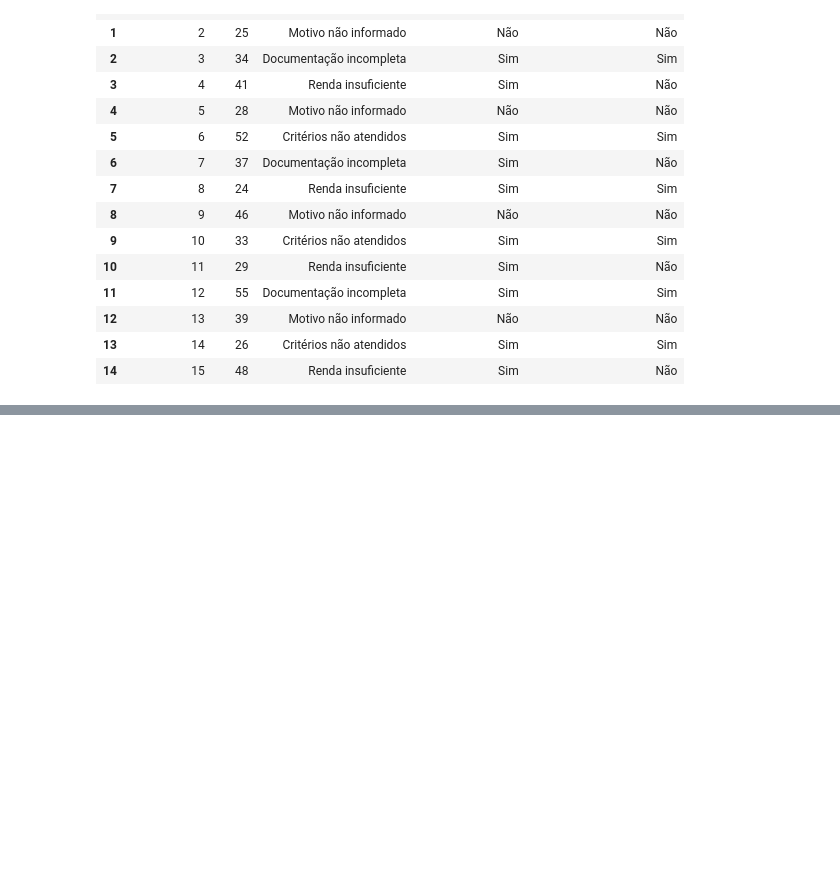
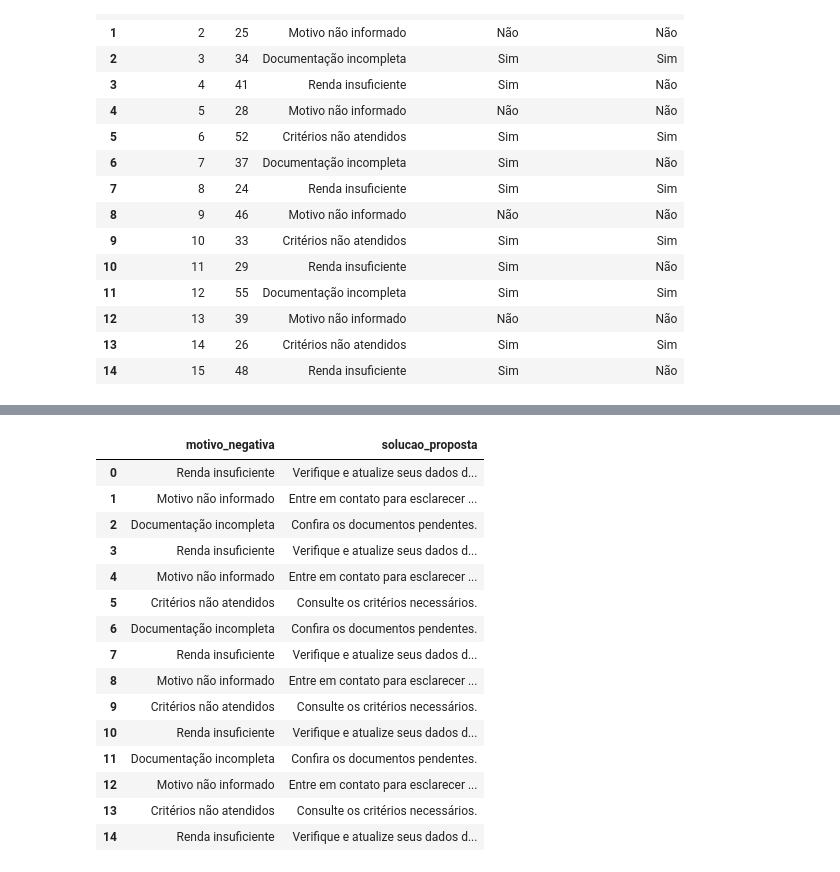
Before and after one commit to cintiafelixdata/analise-experiencia-cliente, a Jupyter notebook: Analise_de_Negativas_Financeiras.ipynb, the cells around one changed output, grey strips where cells are left out. Saved outputs shown, nothing was run; the diff lists cells and outputs as text; code cells hidden in the pictures; blank space fills up the shorter version.

```diff
--- a/Analise_de_Negativas_Financeiras.ipynb
+++ b/Analise_de_Negativas_Financeiras.ipynb
@@ -112,0 +121,28 @@ Como os dados são fictícios e a amostra é pequena, os resultados não represe
+# %%
+orientacoes = {
+    "Renda insuficiente": "Verifique e atualize seus dados de renda.",
+    "Motivo não informado": "Entre em contato para esclarecer a negativa.",
+    "Documentação incompleta": "Confira os documentos pendentes.",
+    "Critérios não atendidos": "Consulte os critérios necessários."
+}
+
+df["solucao_proposta"] = df["motivo_negativa"].map(orientacoes)
+
+df[["motivo_negativa", "solucao_proposta"]]
+# %% [output]
+|  | motivo_negativa | solucao_proposta |
+| 0 | Renda insuficiente | Verifique e atualize seus dados d... |
+| 1 | Motivo não informado | Entre em contato para esclarecer ... |
+| 2 | Documentação incompleta | Confira os documentos pendentes. |
+| 3 | Renda insuficiente | Verifique e atualize seus dados d... |
+| 4 | Motivo não informado | Entre em contato para esclarecer ... |
+| 5 | Critérios não atendidos | Consulte os critérios necessários. |
+| 6 | Documentação incompleta | Confira os documentos pendentes. |
+| 7 | Renda insuficiente | Verifique e atualize seus dados d... |
+| 8 | Motivo não informado | Entre em contato para esclarecer ... |
+| 9 | Critérios não atendidos | Consulte os critérios necessários. |
+| 10 | Renda insuficiente | Verifique e atualize seus dados d... |
+| 11 | Documentação incompleta | Confira os documentos pendentes. |
+| 12 | Motivo não informado | Entre em contato para esclarecer ... |
+| 13 | Critérios não atendidos | Consulte os critérios necessários. |
+| 14 | Renda insuficiente | Verifique e atualize seus dados d... |
```
Also changed, not shown: parts of 17 cells of this notebook.
